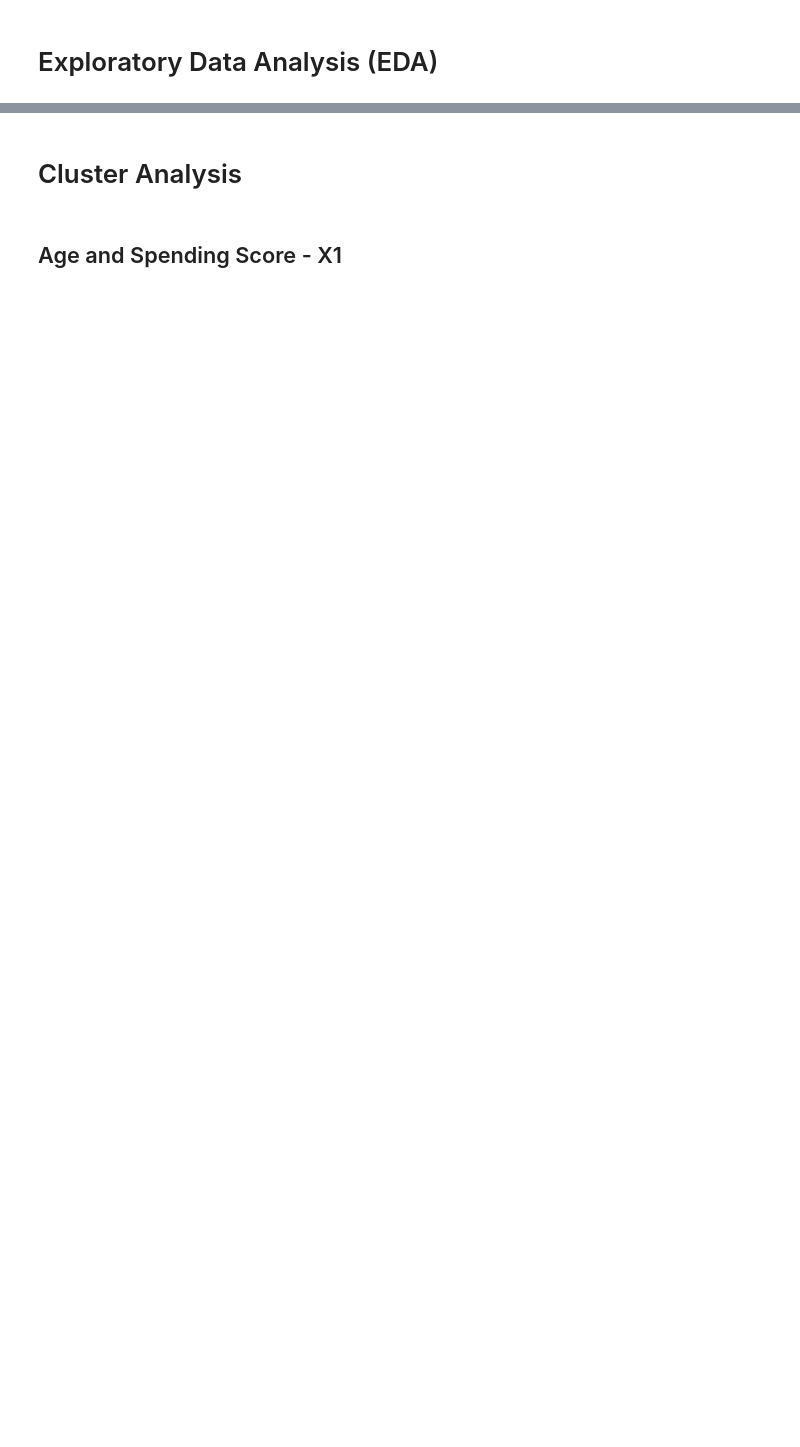
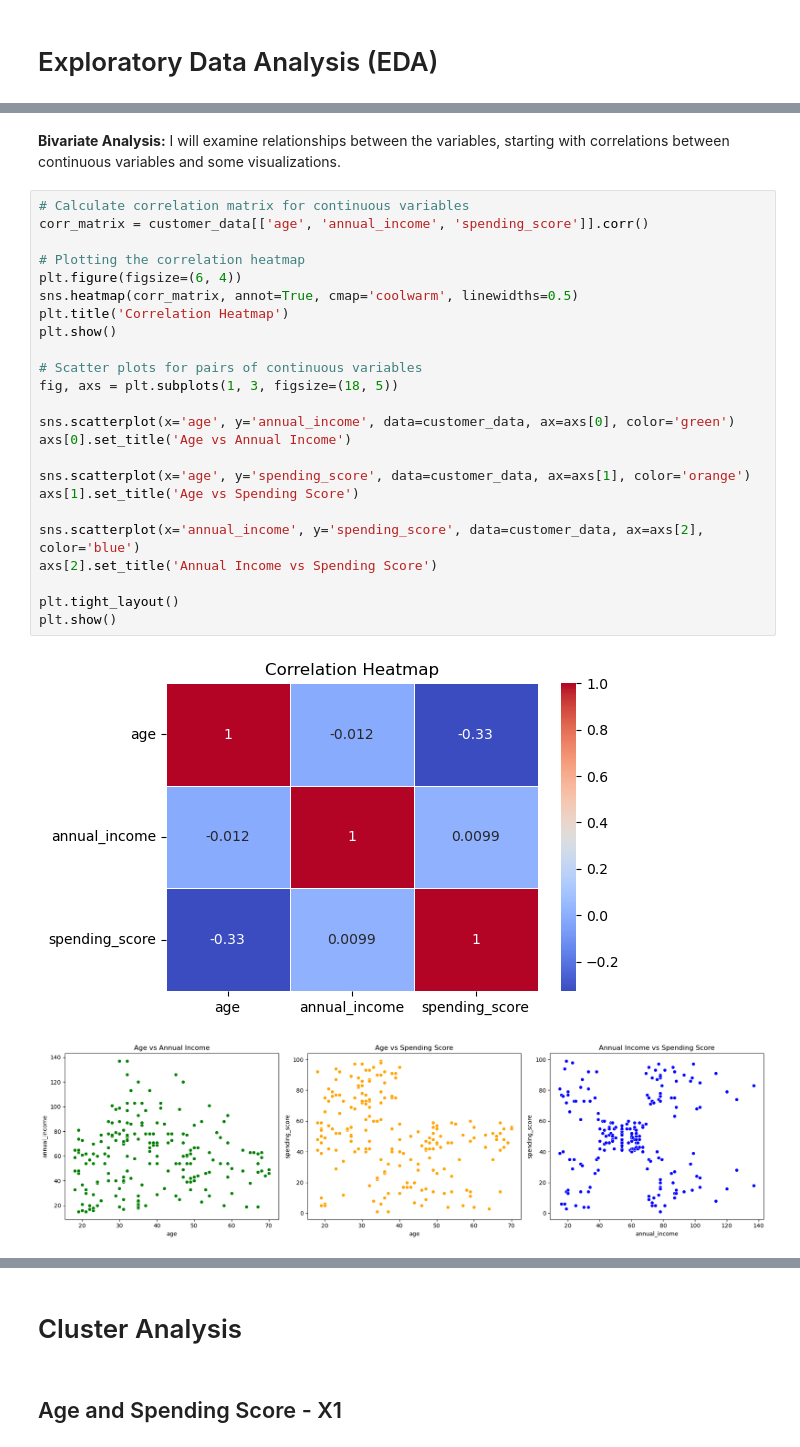
Before and after one commit to easgarli/datascience_bootcamp, a Jupyter notebook: Machine learning/16- Final Projects/Unsupervised Learning/ML_Unsupervised_Final_Project (Customers Segmentation).ipynb, the cells around one changed output, grey strips where cells are left out. Drawn from its saved outputs; the diff is of its cells as text; blank space fills up the shorter version.

```diff
--- a/Machine learning/16- Final Projects/Unsupervised Learning/ML_Unsupervised_Final_Project (Customers Segmentation).ipynb
+++ b/Machine learning/16- Final Projects/Unsupervised Learning/ML_Unsupervised_Final_Project (Customers Segmentation).ipynb
@@ -84,0 +174,29 @@
+# %% [markdown]
+<b>Bivariate Analysis:</b> I will examine relationships between the variables, starting with correlations between continuous variables and some visualizations.
+# %%
+# Calculate correlation matrix for continuous variables
+corr_matrix = customer_data[['age', 'annual_income', 'spending_score']].corr()
+
+# Plotting the correlation heatmap
+plt.figure(figsize=(6, 4))
+sns.heatmap(corr_matrix, annot=True, cmap='coolwarm', linewidths=0.5)
+plt.title('Correlation Heatmap')
+plt.show()
+
+# Scatter plots for pairs of continuous variables
+fig, axs = plt.subplots(1, 3, figsize=(18, 5))
+
+sns.scatterplot(x='age', y='annual_income', data=customer_data, ax=axs[0], color='green')
+axs[0].set_title('Age vs Annual Income')
+
+sns.scatterplot(x='age', y='spending_score', data=customer_data, ax=axs[1], color='orange')
+axs[1].set_title('Age vs Spending Score')
+
+sns.scatterplot(x='annual_income', y='spending_score', data=customer_data, ax=axs[2], color='blue')
+axs[2].set_title('Annual Income vs Spending Score')
+
+plt.tight_layout()
+plt.show()
+# %% [output]
+[figure, added]
+[figure, added]
```
Also changed, not shown: parts of 34 cells of this notebook, 5 other files.
